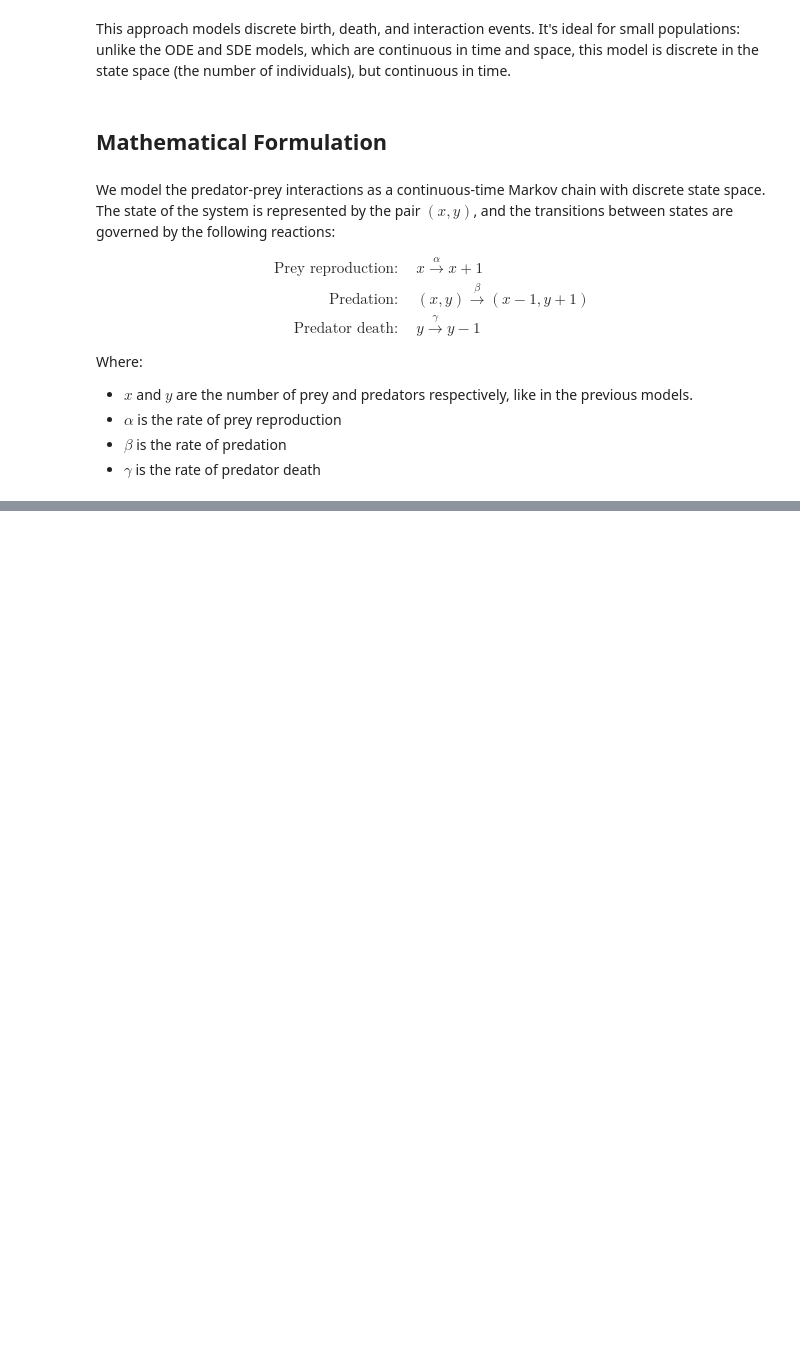
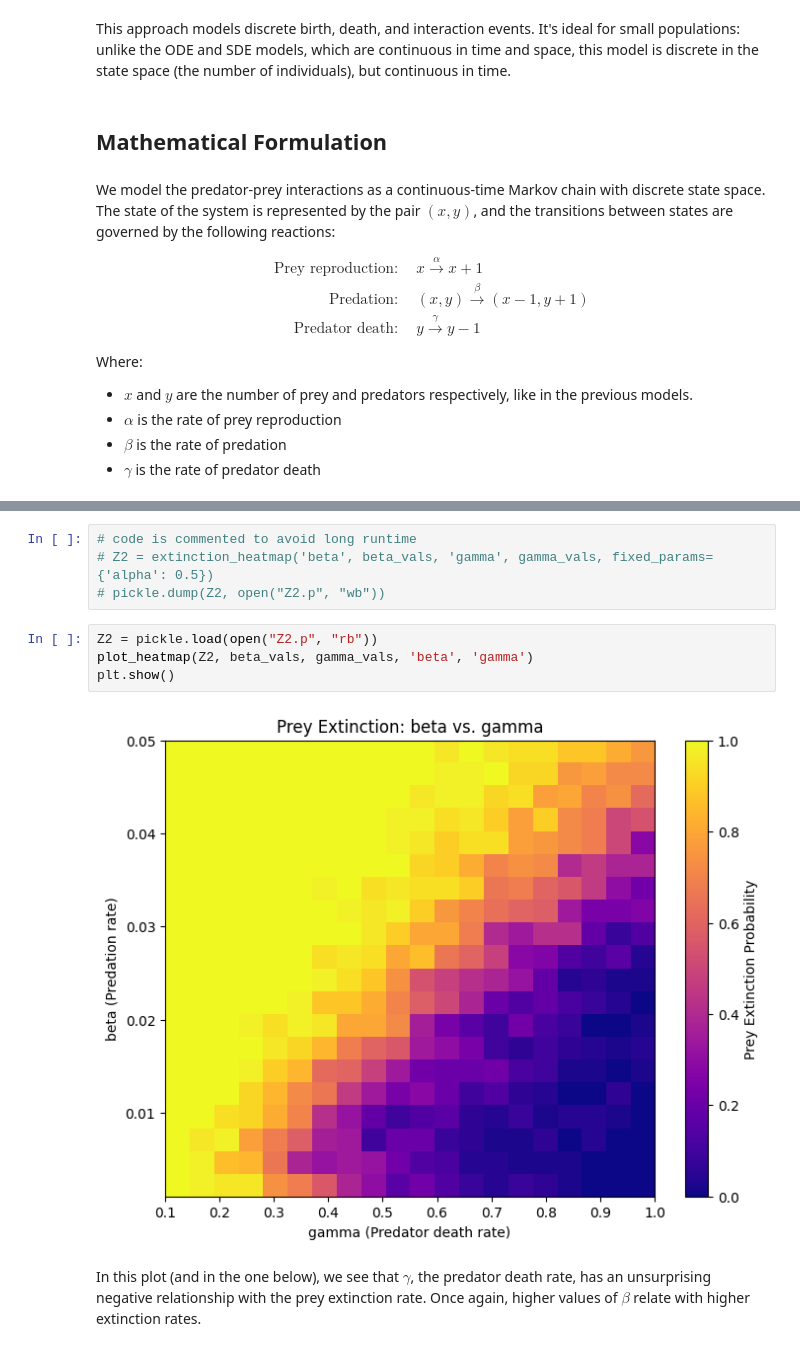
Before and after one commit to P4quitoz/stochastic-lotka-volterra, a Jupyter notebook: lotka_volterra_models_comparison.ipynb, the cells around one changed output, grey strips where cells are left out. Cells and saved outputs as stored; diff of their text form; blank space fills up the shorter version.

```diff
--- a/lotka_volterra_models_comparison.ipynb
+++ b/lotka_volterra_models_comparison.ipynb
@@ -539,0 +399,12 @@ In the subsequent sections, we will implement this algorithm in Python to simula
+# %%
+# code is commented to avoid long runtime
+# Z2 = extinction_heatmap('beta', beta_vals, 'gamma', gamma_vals, fixed_params={'alpha': 0.5})
+# pickle.dump(Z2, open("Z2.p", "wb"))
+# %%
+Z2 = pickle.load(open("Z2.p", "rb"))
+plot_heatmap(Z2, beta_vals, gamma_vals, 'beta', 'gamma')
+plt.show()
+# %% [output]
+[figure, added]
+# %% [markdown]
+In this plot (and in the one below), we see that $\gamma$, the predator death rate, has an unsurprising negative relationship with the prey extinction rate. Once again, higher values of $\beta$ relate with higher extinction rates.
```
Also changed, not shown: parts of 46 cells of this notebook, 3 other files.
